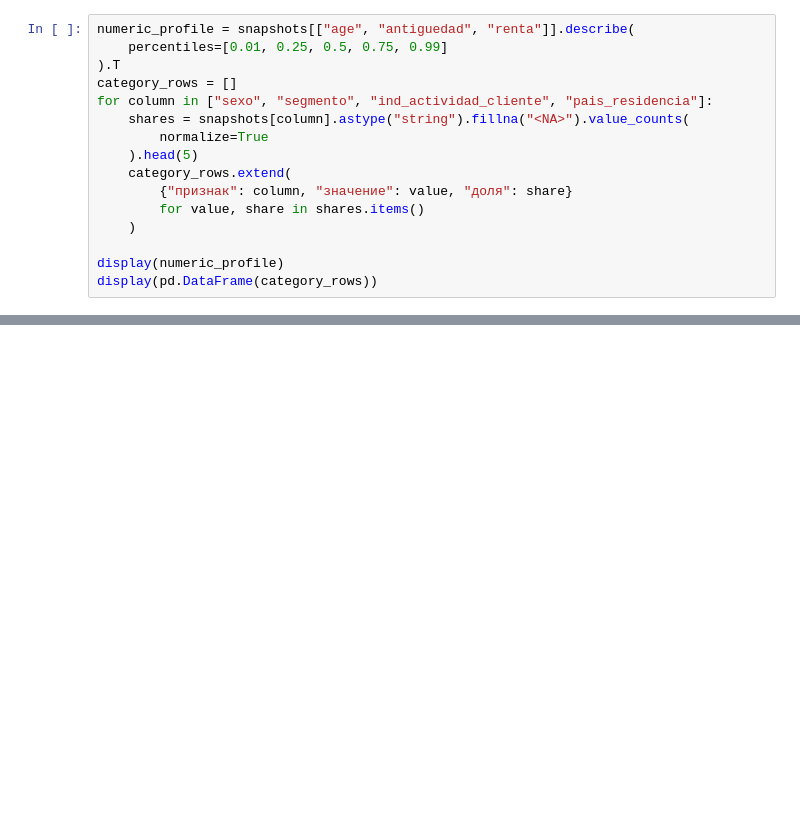
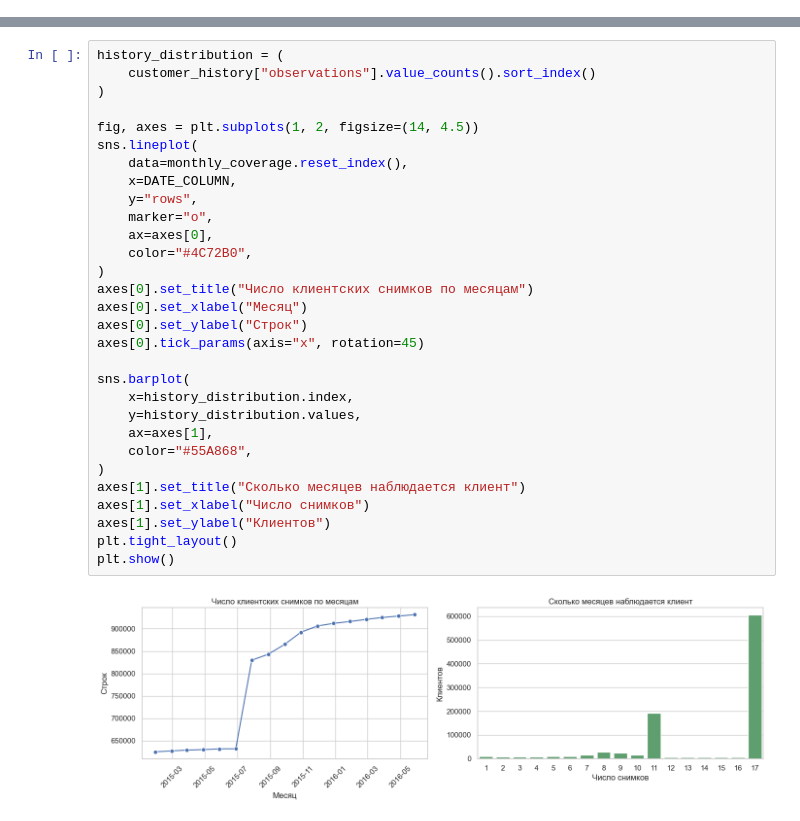
Before and after one commit to nike173145/mle-pr-final, a Jupyter notebook: notebooks/01_eda.ipynb, the cells around one changed output, grey strips where cells are left out. Drawn from its saved outputs; the diff is of its cells as text; blank space fills up the shorter version.

```diff
--- a/notebooks/01_eda.ipynb
+++ b/notebooks/01_eda.ipynb
@@ -160,16 +0,0 @@ plt.show()
-# %%
-numeric_profile = snapshots[["age", "antiguedad", "renta"]].describe(
-    percentiles=[0.01, 0.25, 0.5, 0.75, 0.99]
-).T
-category_rows = []
-for column in ["sexo", "segmento", "ind_actividad_cliente", "pais_residencia"]:
-    shares = snapshots[column].astype("string").fillna("<NA>").value_counts(
-        normalize=True
-    ).head(5)
-    category_rows.extend(
-        {"признак": column, "значение": value, "доля": share}
-        for value, share in shares.items()
-    )
-
-display(numeric_profile)
-display(pd.DataFrame(category_rows))
@@ -288,0 +484,32 @@ plt.show()
+# %%
+history_distribution = (
+    customer_history["observations"].value_counts().sort_index()
+)
+
+fig, axes = plt.subplots(1, 2, figsize=(14, 4.5))
+sns.lineplot(
+    data=monthly_coverage.reset_index(),
+    x=DATE_COLUMN,
+    y="rows",
+    marker="o",
+    ax=axes[0],
+    color="#4C72B0",
+)
+axes[0].set_title("Число клиентских снимков по месяцам")
+axes[0].set_xlabel("Месяц")
+axes[0].set_ylabel("Строк")
+axes[0].tick_params(axis="x", rotation=45)
+
+sns.barplot(
+    x=history_distribution.index,
+    y=history_distribution.values,
+    ax=axes[1],
+    color="#55A868",
+)
+axes[1].set_title("Сколько месяцев наблюдается клиент")
+axes[1].set_xlabel("Число снимков")
+axes[1].set_ylabel("Клиентов")
+plt.tight_layout()
+plt.show()
+# %% [output]
+[figure, added]
```
Also changed, not shown: parts of 55 cells of this notebook, 5 other files.
